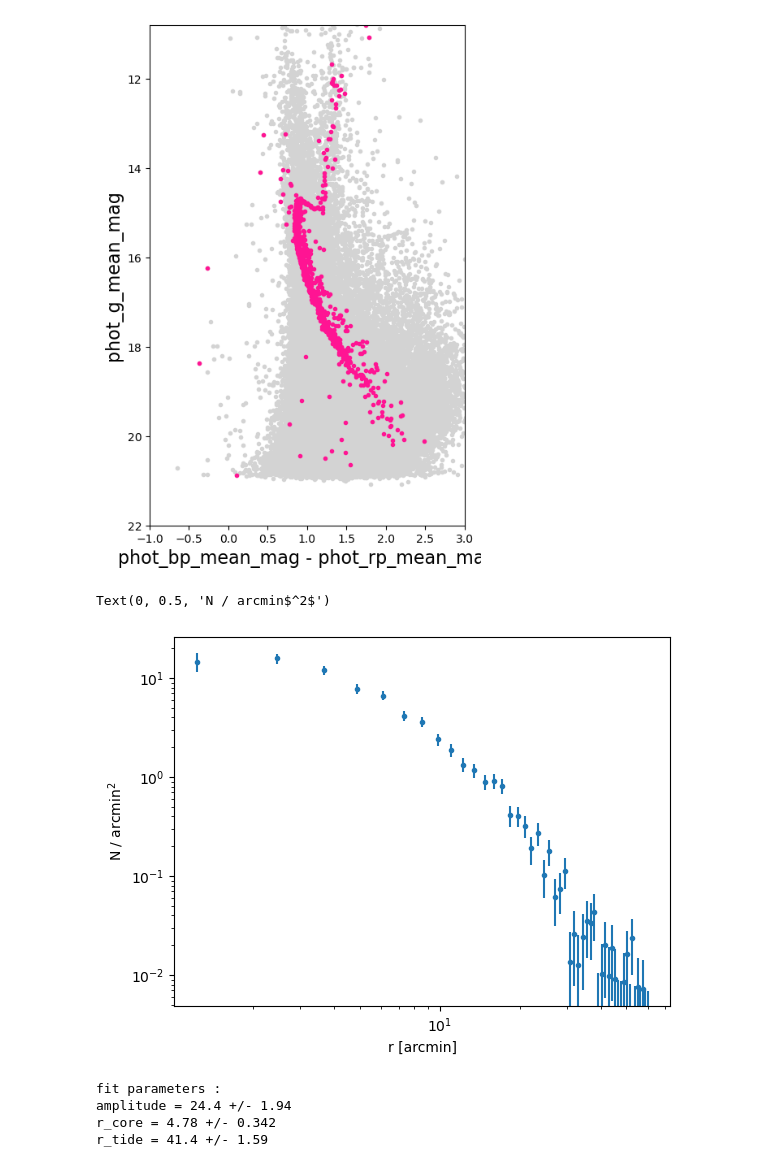
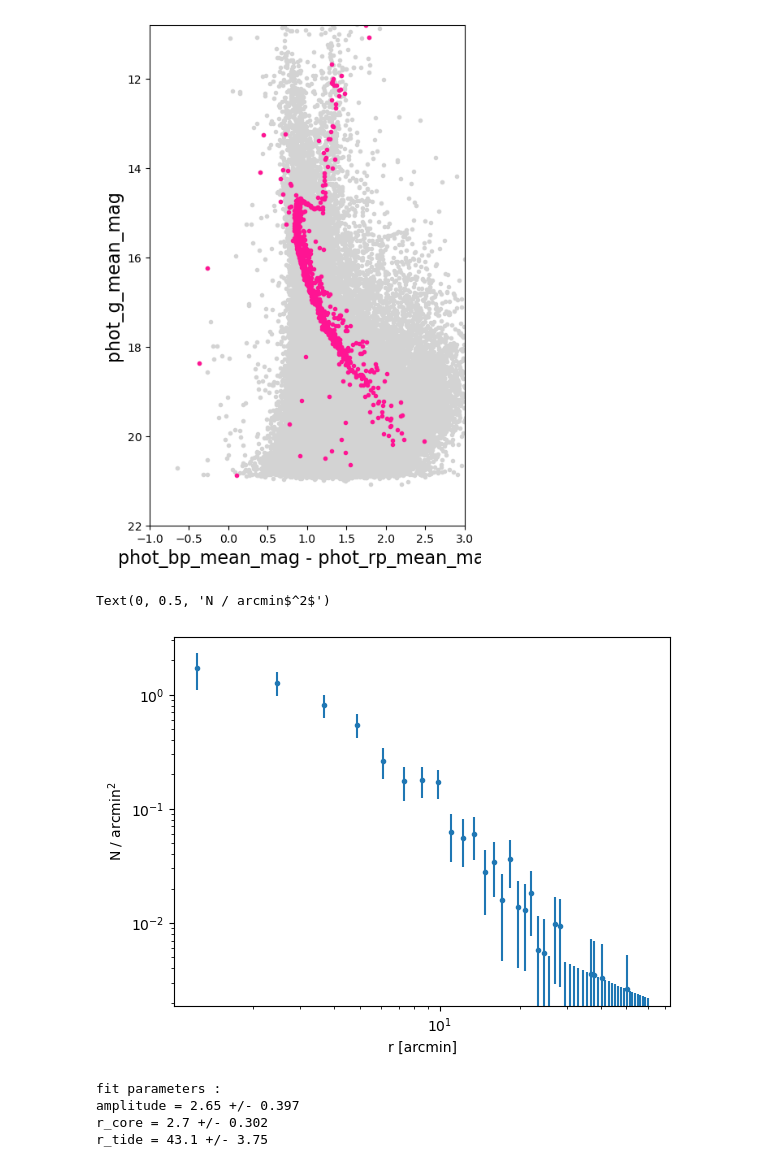
Before and after one commit to ageller/BASE9_utils, a Jupyter notebook: getGaiaData/testKingModel.ipynb, the cells around one changed output. Cells and saved outputs as stored; diff of their text form; code cells hidden in the pictures.

```diff
--- a/getGaiaData/testKingModel.ipynb
+++ b/getGaiaData/testKingModel.ipynb
@@ -66,35 +66,35 @@ members['rCenter'] = center.separation(members['coord']).to(units.arcmin)
 # set the radial bins (in arcmin)
 bins = np.linspace(0, 60, 50)
 
 # calculate the bin centers
 bin_centers = bins[:-1] + np.diff(bins)[0]
 
 # get the radial histogram (number in each bin)
 nr,br = np.histogram(members['rCenter'],bins = bins)
 
 # calculate the surface areas
-sarea = np.array([bins[i+1]**2. - bins[i]**2. for i in range(len(bins) - 1)])
+sarea = np.array([np.pi*bins[i+1]**2. - np.pi*bins[i]**2. for i in range(len(bins) - 1)])
 
 # calculate the surface density (N/area)
 sdensity = nr/sarea
 
 # calculate the uncertainty on the surface density (using propagation of errors and assuming zero uncertainty on the surface area)
 err_sdensity = np.sqrt(nr)/sarea
 
 # make sure that the errors are always non-zero (not sure the best approach here)
 xx = np.where(err_sdensity == 0)
 err_sdensity[xx] = 1./sarea[xx]
 
 # plot
 f,ax = plt.subplots()
 _ = ax.errorbar(bin_centers, sdensity, yerr = err_sdensity, fmt = '.')
 ax.set_xscale('log')
 ax.set_yscale('log')
 ax.set_xlabel('r [arcmin]')
 ax.set_ylabel(r'N / arcmin$^2$')
 # %% [output]
 Text(0, 0.5, 'N / arcmin$^2$')
-[figure, old version]
+[figure, new version]
 # %%
 # fit a King model
 p_init = models.KingProjectedAnalytic1D(max(sdensity), 2., 60.)
@@ -112,9 +112,9 @@ for (x1,x2,x3) in zip(param_names, params, err_params):
     print(f'{x1} = {x2:.3} +/- {x3:.3}')
 # %% [output]
 fit parameters :
-amplitude = 24.4 +/- 1.94
-r_core = 4.78 +/- 0.342
-r_tide = 41.4 +/- 1.59
+amplitude = 2.65 +/- 0.397
+r_core = 2.7 +/- 0.302
+r_tide = 43.1 +/- 3.75
 # %%
 # plot with the king model fit
 f,ax = plt.subplots()
```
Also changed, not shown: parts of 2 cells of this notebook.
